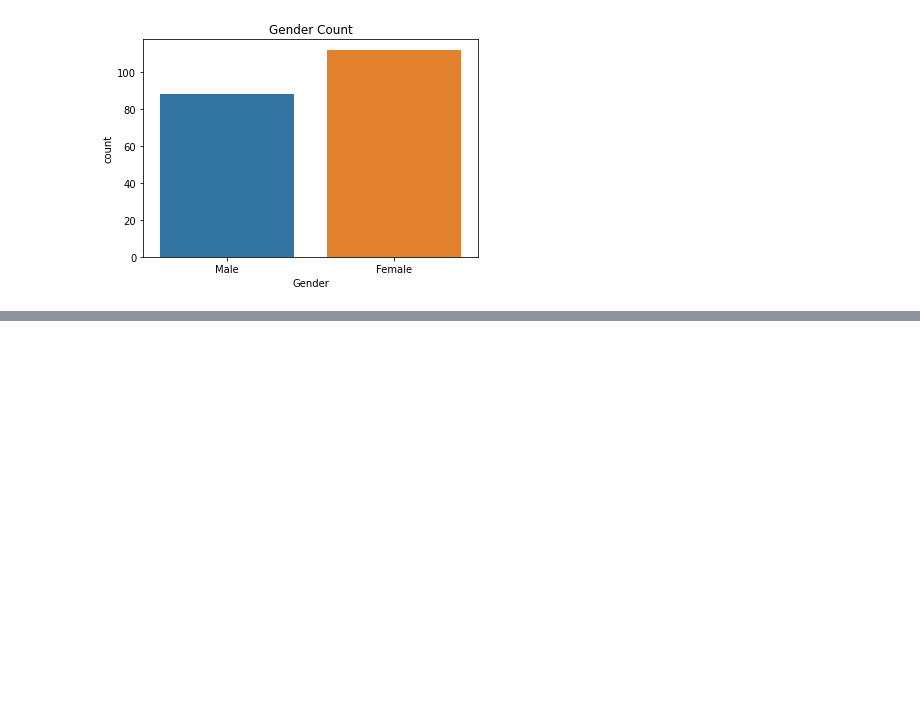
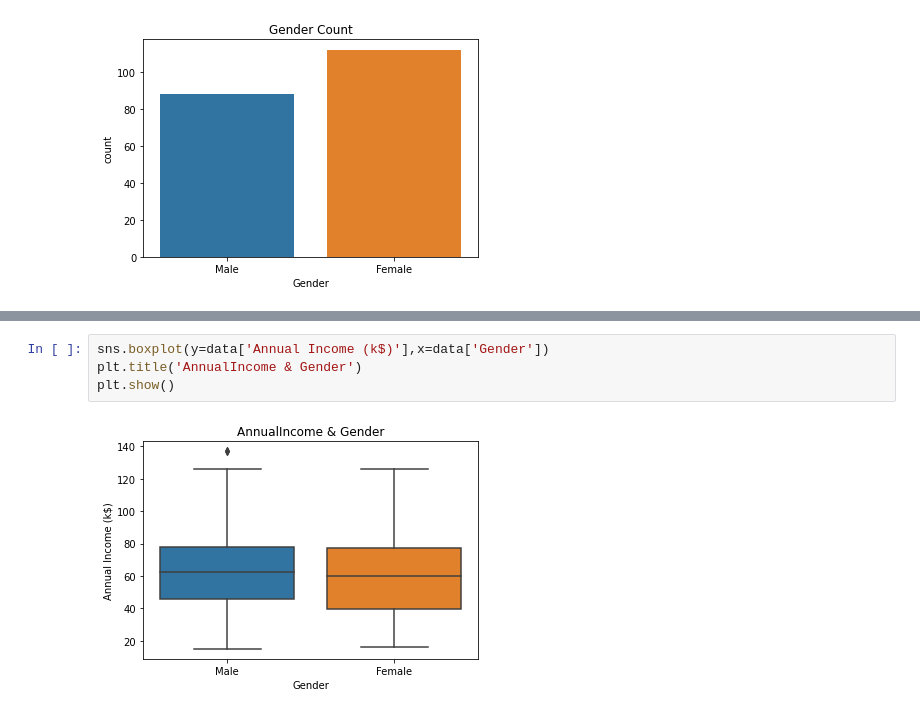
Before and after one commit to aditishraq/Exploratory-Data-Analysis, a Jupyter notebook: Untitled.ipynb, the cells around one changed output, grey strips where cells are left out. Drawn from its saved outputs; the diff is of its cells as text; blank space fills up the shorter version.

```diff
--- a/Untitled.ipynb
+++ b/Untitled.ipynb
@@ -106,0 +121,6 @@ plt.show()
+# %%
+sns.boxplot(y=data['Annual Income (k$)'],x=data['Gender'])
+plt.title('AnnualIncome & Gender')
+plt.show()
+# %% [output]
+[figure, added]
```
Also changed, not shown: parts of 5 cells of this notebook.
